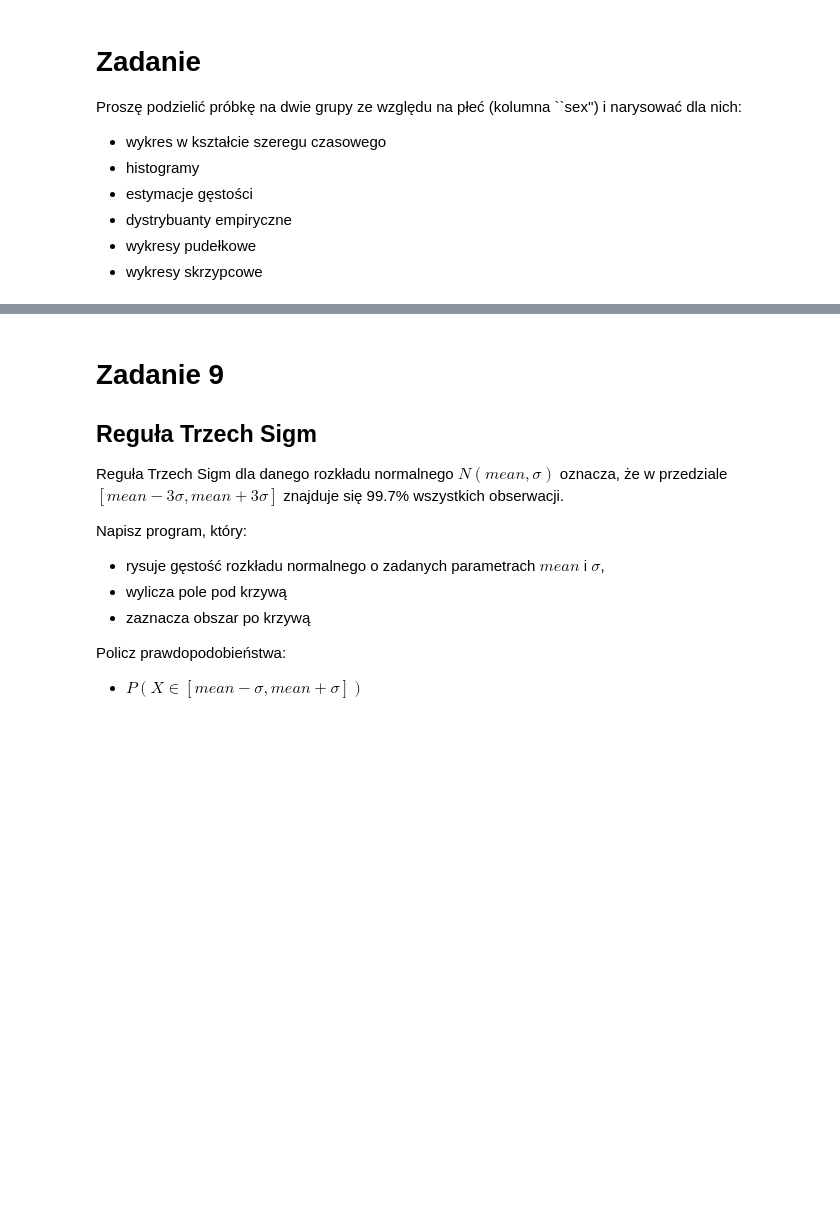
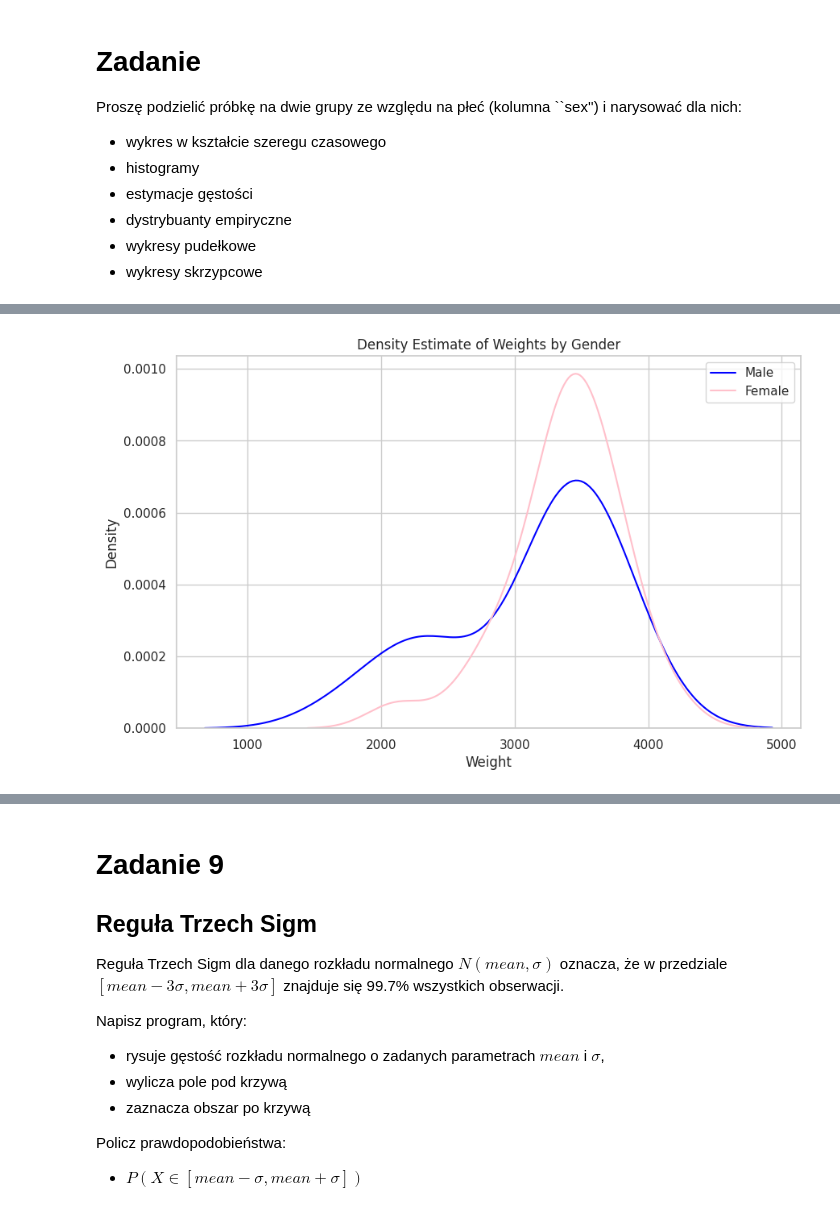
Before and after one commit to sit3kk/Basics-of-Artificial-Intelligence-Notebooks, a Jupyter notebook: AD_Z02_numy_pandas.ipynb, the cells around one changed output, grey strips where cells are left out. Cells and saved outputs as stored; diff of their text form; code cells hidden in the pictures; blank space fills up the shorter version.

```diff
--- a/AD_Z02_numy_pandas.ipynb
+++ b/AD_Z02_numy_pandas.ipynb
@@ -1668,0 +1663,10 @@ Proszę podzielić próbkę na dwie grupy ze względu na płeć (kolumna ``sex''
+# %%
+plt.figure(figsize=(10, 6))
+sns.kdeplot(df_male['Weight'], color='blue', label='Male')
+sns.kdeplot(df_female['Weight'], color='pink', label='Female')
+plt.title('Density Estimate of Weights by Gender')
+plt.xlabel('Weight')
+plt.legend()
+plt.show()
+# %% [output]
+[figure, added]
```
Also changed, not shown: parts of 21 cells of this notebook.
